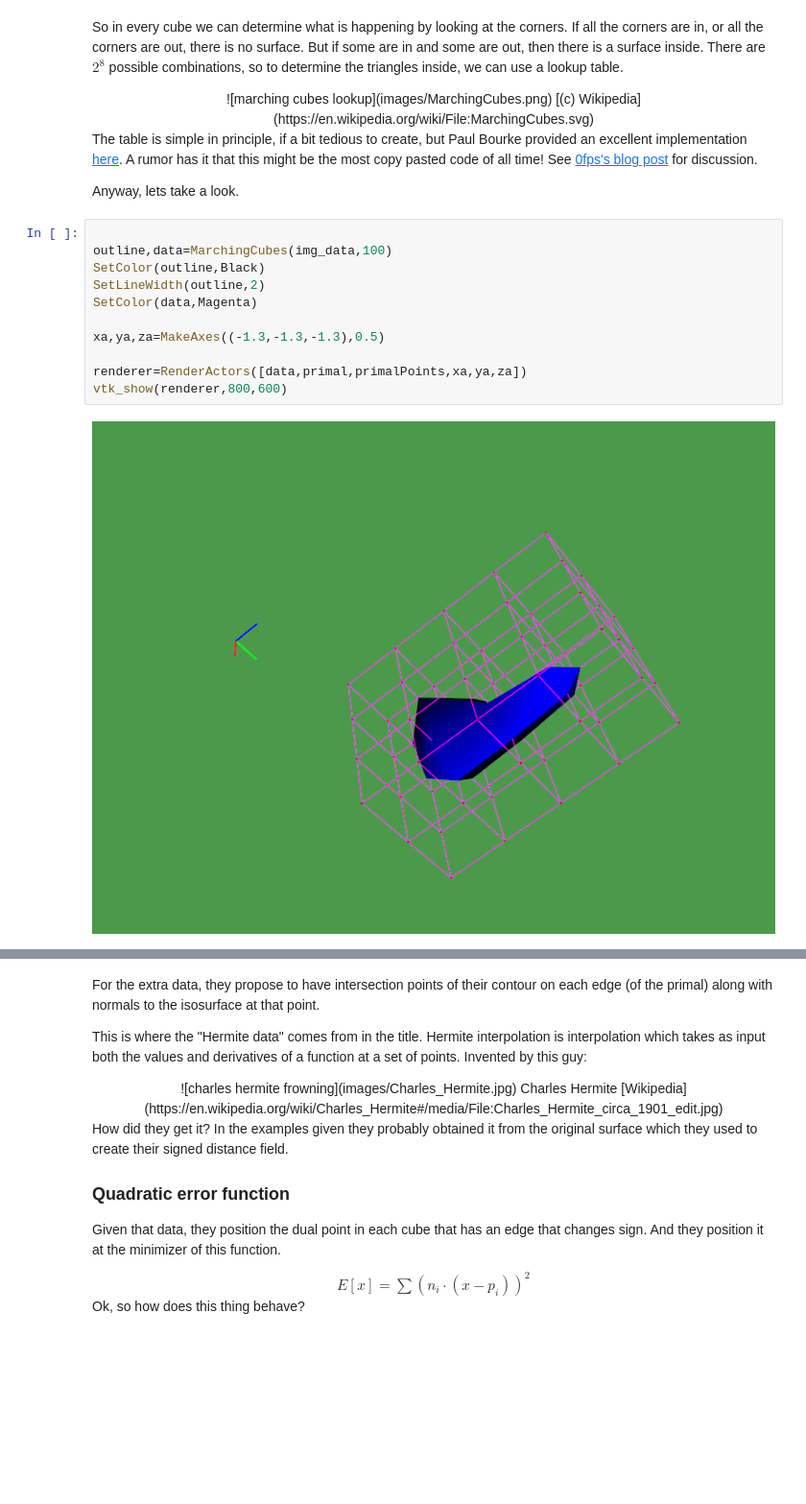
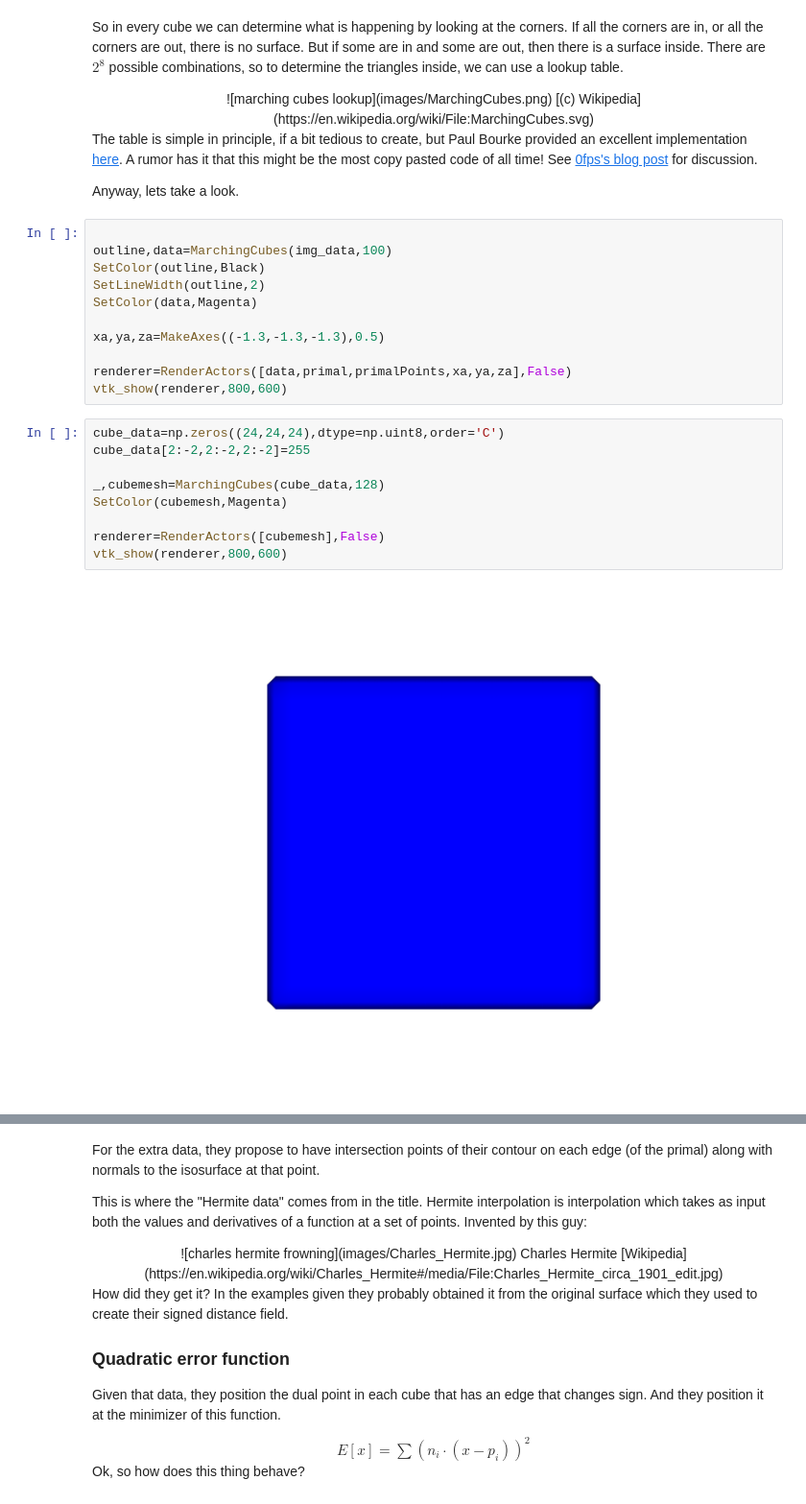
Before and after one commit to str4w/DualContour, a Jupyter notebook: Dual Contouring.ipynb, the cells around one changed output, grey strips where cells are left out. Shown at 96% size. Cells and saved outputs as stored; diff of their text form; blank space fills up the shorter version.

```diff
--- a/Dual Contouring.ipynb
+++ b/Dual Contouring.ipynb
@@ -145,7 +145,16 @@ SetColor(data,Magenta)
 
 xa,ya,za=MakeAxes((-1.3,-1.3,-1.3),0.5)
 
-renderer=RenderActors([data,primal,primalPoints,xa,ya,za])
+renderer=RenderActors([data,primal,primalPoints,xa,ya,za],False)
 vtk_show(renderer,800,600)
-# %% [output]
-[figure, removed]
+# %%
+cube_data=np.zeros((24,24,24),dtype=np.uint8,order='C')
+cube_data[2:-2,2:-2,2:-2]=255
+
+_,cubemesh=MarchingCubes(cube_data,128)
+SetColor(cubemesh,Magenta)
+
+renderer=RenderActors([cubemesh],False)
+vtk_show(renderer,800,600)
+# %% [output]
+[figure, added]
```
Also changed, not shown: parts of 17 cells of this notebook, 3 other files.
